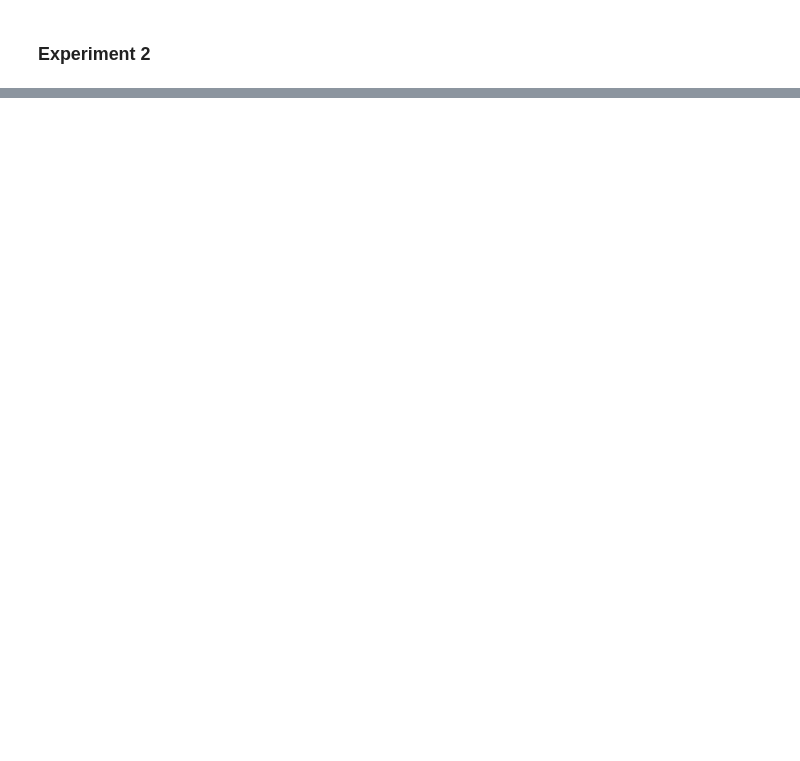
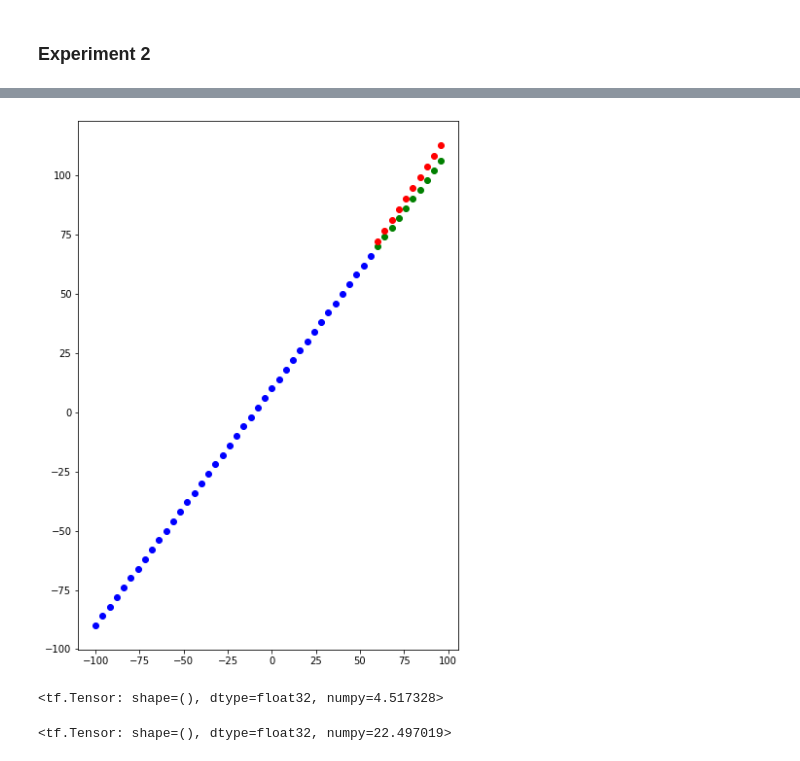
Before and after one commit to kulkarniishan/tensorflow, a Jupyter notebook: Neural Networks/NN.ipynb, the cells around one changed output, grey strips where cells are left out. Drawn from its saved outputs; the diff is of its cells as text; code cells hidden in the pictures; blank space fills up the shorter version.

```diff
--- a/Neural Networks/NN.ipynb
+++ b/Neural Networks/NN.ipynb
@@ -481,14 +497,15 @@ mse(Y_test,tf.square(Y_pred))
 # %% [markdown]
 ### Experiment 2
 # %%
-model_2 = tf.keras.Sequential([
-    tf.keras.layers.Dense(1, activation='relu'),
+model_2  = tf.keras.Sequential([
+    tf.keras.layers.InputLayer(1),
+    tf.keras.layers.Dense(10,activation='relu'),
     tf.keras.layers.Dense(1)
 ])
 
 model_2.compile(
     loss=tf.keras.losses.mae,
-    optimizer=tf.keras.optimizers.Adam(learning_rate=0.01),
+    optimizer=tf.keras.optimizers.Adam(learning_rate = 0.01),
     metrics=tf.keras.metrics.mae
 )
 # %%
@@ -501,0 +532,13 @@ ValueError: in user code:
+# %%
+Y_pred = model_2.predict(X_test)
+plot_predictions(X_train,Y_train,X_test,Y_test,Y_pred)
+# %% [output]
+[figure, added]
+# %%
+mae(Y_test,tf.squeeze(Y_pred))
+# %% [output]
+<tf.Tensor: shape=(), dtype=float32, numpy=4.517328>
+# %%
+mse(Y_test,tf.squeeze(Y_pred))
+# %% [output]
+<tf.Tensor: shape=(), dtype=float32, numpy=22.497019>
```
Also changed, not shown: parts of 31 cells of this notebook, 1 other file.
